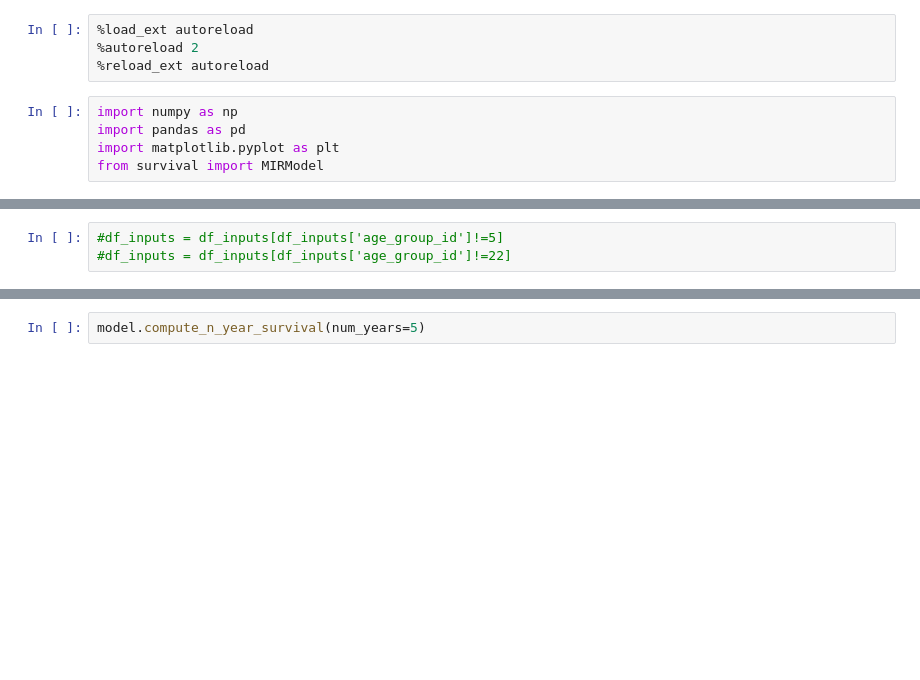
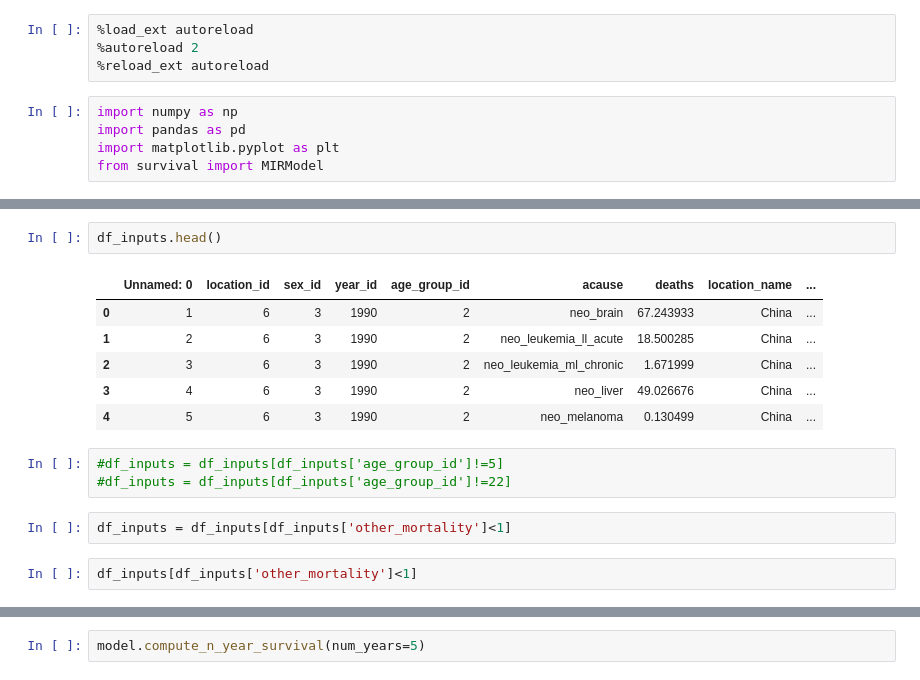
Before and after one commit to ihmeuw-msca/Survival, a Jupyter notebook: Age Group Extension.ipynb, the cells around one changed output, grey strips where cells are left out. Drawn from its saved outputs; the diff is of its cells as text; blank space fills up the shorter version.

```diff
--- a/Age Group Extension.ipynb
+++ b/Age Group Extension.ipynb
@@ -21,3 +25,16 @@ array([  1,   6,   7,   8,   9,  10,  11,  12,  13,  14,  15,  16,  17,
+# %%
+df_inputs.head()
+# %% [output]
+|  | Unnamed: 0 | location_id | sex_id | year_id | age_group_id | acause | deaths | location_name | ... |
+| 0 | 1 | 6 | 3 | 1990 | 2 | neo_brain | 67.243933 | China | ... |
+| 1 | 2 | 6 | 3 | 1990 | 2 | neo_leukemia_ll_acute | 18.500285 | China | ... |
+| 2 | 3 | 6 | 3 | 1990 | 2 | neo_leukemia_ml_chronic | 1.671999 | China | ... |
+| 3 | 4 | 6 | 3 | 1990 | 2 | neo_liver | 49.026676 | China | ... |
+| 4 | 5 | 6 | 3 | 1990 | 2 | neo_melanoma | 0.130499 | China | ... |
 # %%
 #df_inputs = df_inputs[df_inputs['age_group_id']!=5]
 #df_inputs = df_inputs[df_inputs['age_group_id']!=22]
+# %%
+df_inputs = df_inputs[df_inputs['other_mortality']<1]
+# %%
+df_inputs[df_inputs['other_mortality']<1]
```
Also changed, not shown: parts of 8 cells of this notebook, 5 other files.
